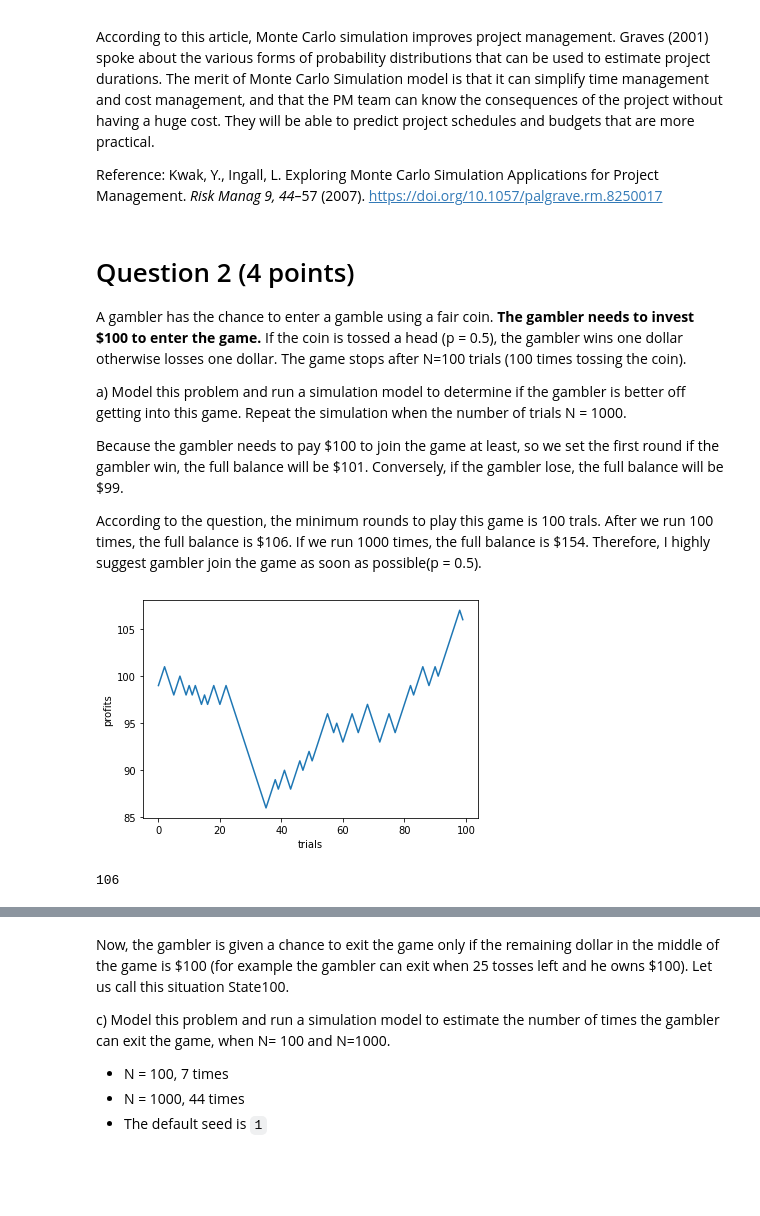
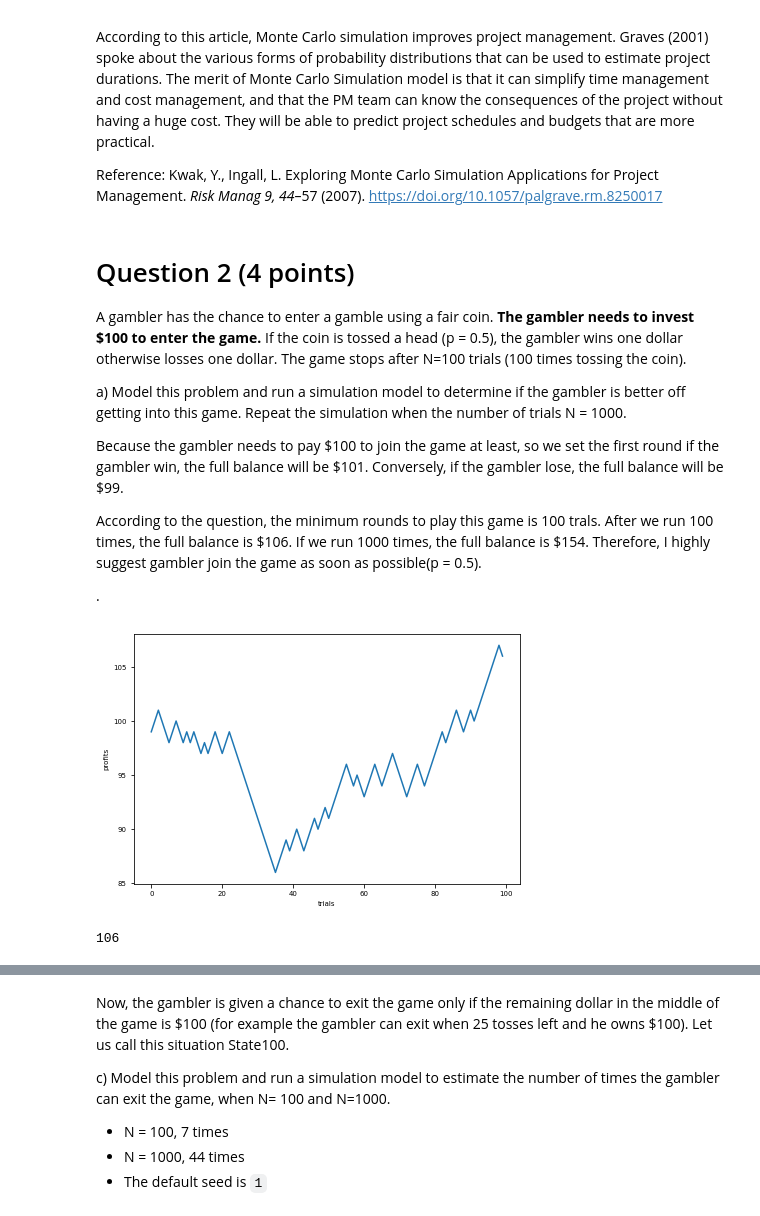
Before and after one commit to twyunting/CSC-632_Intro-to-Simulation-and-Modeling, a Jupyter notebook: exam/Chiu_Exam 1.ipynb, the cells around one changed output, grey strips where cells are left out. Cells and saved outputs as stored; diff of their text form; code cells hidden in the pictures; blank space fills up the shorter version.

```diff
--- a/exam/Chiu_Exam 1.ipynb
+++ b/exam/Chiu_Exam 1.ipynb
@@ -36,27 +39,34 @@ a) Model this problem and run a simulation model to determine if the gambler is
 Because the gambler needs to pay \$100 to join the game at least, so we set the first round if the gambler win, the full balance will be \$101. Conversely, if the gambler lose, the full balance will be \$99.
 
 According to the question, the minimum rounds to play this game is 100 trals. After we run 100 times, the full balance is \$106. If we run 1000 times, the full balance is \$154. Therefore, I highly suggest gambler join the game as soon as possible(p = 0.5).
+
+
+
+
+.
 # %%
 def gamblerCoin(N, p):
   if N < 100:
     print("You need to invest $100 to enter the game")
     return
   seed(1)
   res = []
   res.append(99 if random() < (1-p) else 101) # first time tossing a coin, and needs to invest $100 at the beginning
   for i in range(1, N):
     tossed = -1 if random() < (1-p) else 1
     tmp = res[i-1] + tossed # previous result + new result
     res.append(tmp)
   plt.plot(res)
   plt.xlabel("trials")
   plt.ylabel("profits")
+  plt.tight_layout()
+  # plt.rcParams["font.size"] =7
   plt.show()
   return res[-1]
 
 gamblerCoin(100, 0.5)
 # %% [output]
-[figure, old version]
+[figure, new version]
 106
 # %%
 gamblerCoin(1000, 0.5)
```
Also changed, not shown: parts of 19 cells of this notebook, 1 other file.
